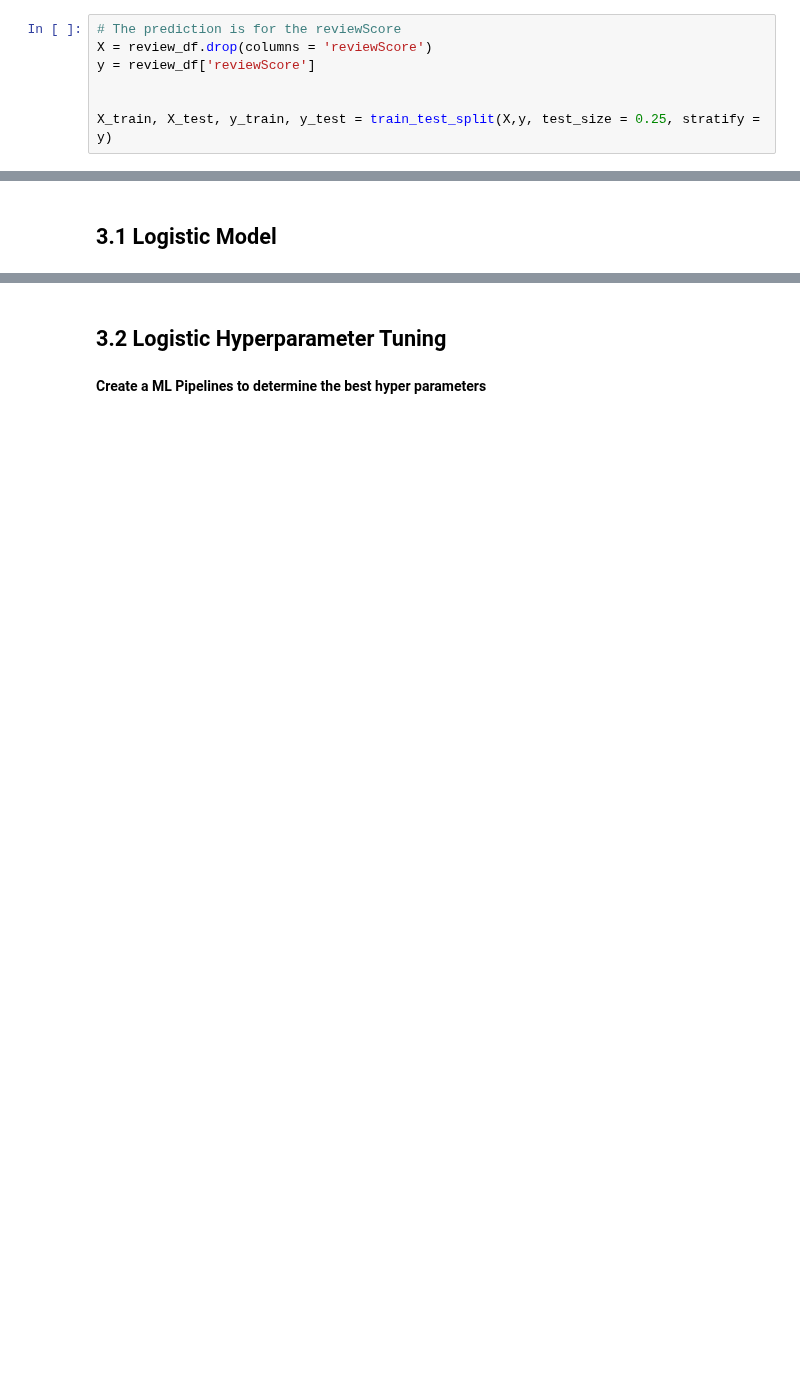
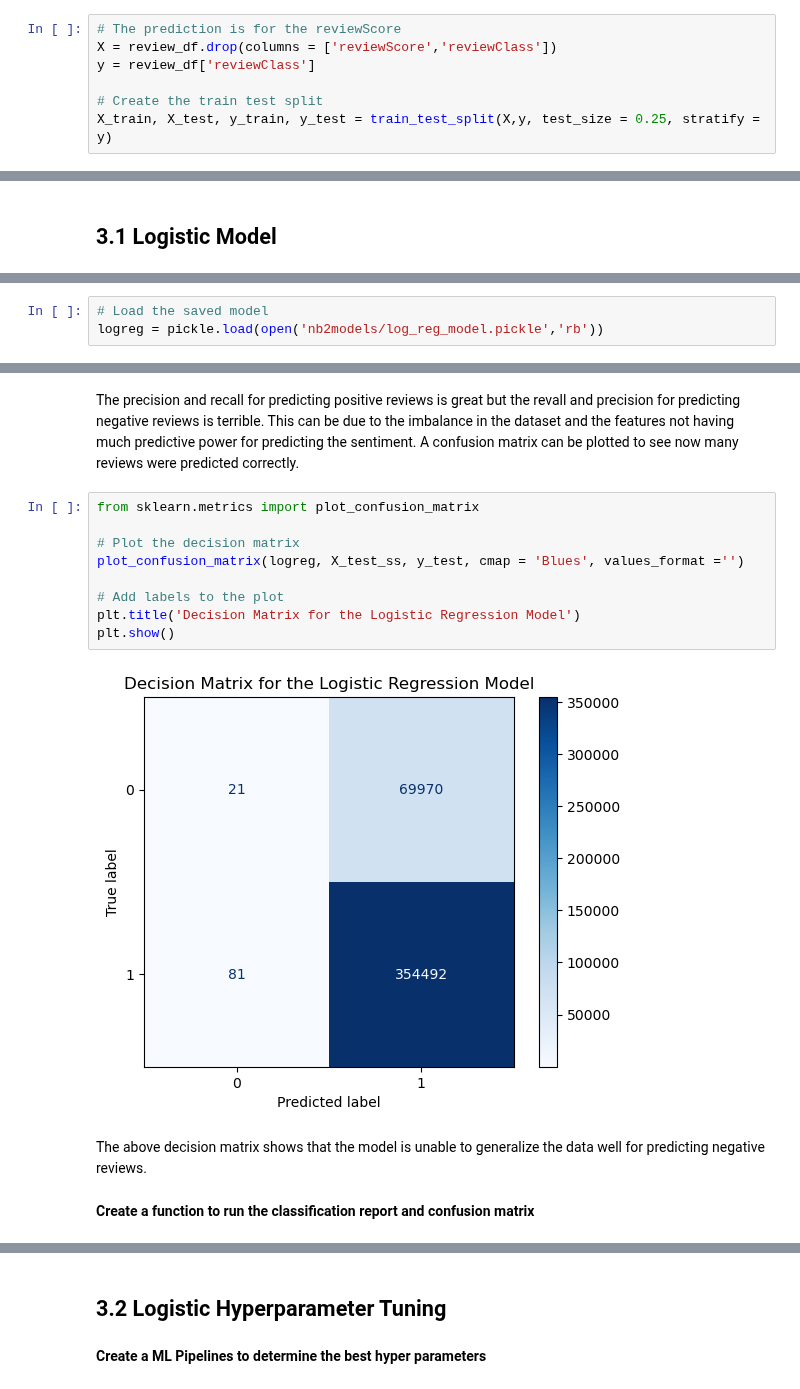
Before and after one commit to JTruong3/Amazon-Product-Recommender, a Jupyter notebook: 2_Modelling without text data.ipynb, the cells around one changed output, grey strips where cells are left out. Drawn from its saved outputs; the diff is of its cells as text; blank space fills up the shorter version.

Commit message:
finished modelling without text data

```diff
--- a/2_Modelling without text data.ipynb
+++ b/2_Modelling without text data.ipynb
@@ -70,8 +74,8 @@ Name: itemID, Length: 3744, dtype: int64
 ## 2.1 Setup train and test split<a class ='anchor' id='2.1traintest'></a>
 # %%
 # The prediction is for the reviewScore
-X = review_df.drop(columns = 'reviewScore')
-y = review_df['reviewScore']
+X = review_df.drop(columns = ['reviewScore','reviewClass'])
+y = review_df['reviewClass']
 
-
+# Create the train test split
 X_train, X_test, y_train, y_test = train_test_split(X,y, test_size = 0.25, stratify = y)
@@ -110,0 +133,3 @@ Test score: 0.8350307609688998
+# %%
+# Load the saved model
+logreg = pickle.load(open('nb2models/log_reg_model.pickle','rb'))
@@ -110,0 +157,17 @@ Test score: 0.8350307609688998
+# %% [markdown]
+The precision and recall for predicting positive reviews is great but the revall and precision for predicting negative reviews is terrible. This can be due to the imbalance in the dataset and the features not having much predictive power for predicting the sentiment. A confusion matrix can be plotted to see now many reviews were predicted correctly.
+# %%
+from sklearn.metrics import plot_confusion_matrix
+
+# Plot the decision matrix
+plot_confusion_matrix(logreg, X_test_ss, y_test, cmap = 'Blues', values_format ='')
+
+# Add labels to the plot
+plt.title('Decision Matrix for the Logistic Regression Model')
+plt.show()
+# %% [output]
+[figure, added]
+# %% [markdown]
+The above decision matrix shows that the model is unable to generalize the data well for predicting negative reviews.
+# %% [markdown]
+**Create a function to run the classification report and confusion matrix**
```
Also changed, not shown: parts of 80 cells of this notebook.
